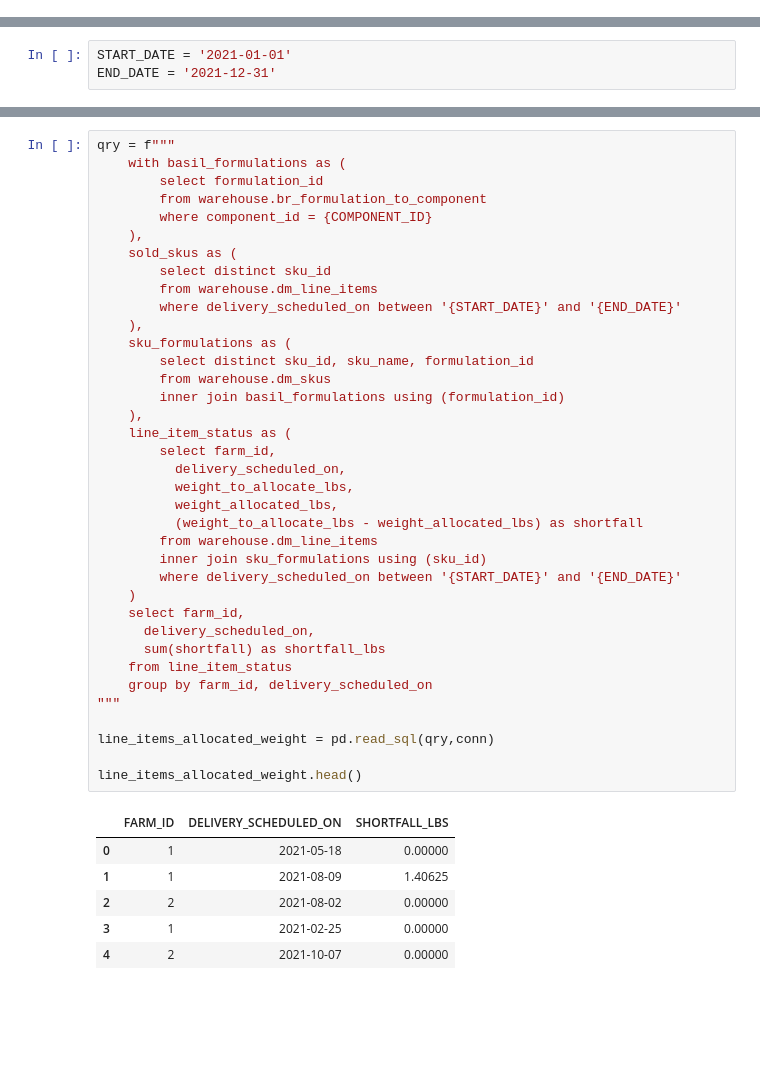
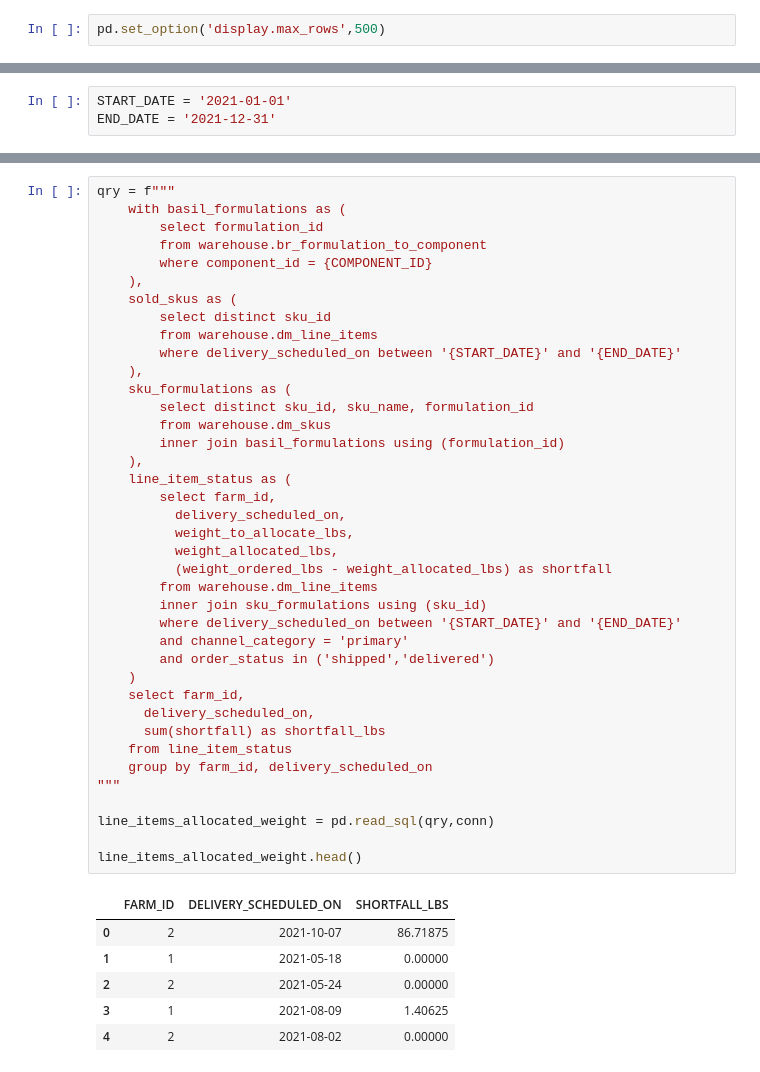
Before and after one commit to pmccarthy-bowery/analyses, a Jupyter notebook: Verify computed actuals.ipynb, the cells around one changed output, grey strips where cells are left out. Drawn from its saved outputs; the diff is of its cells as text; blank space fills up the shorter version.

```diff
--- a/Verify computed actuals.ipynb
+++ b/Verify computed actuals.ipynb
@@ -9,6 +9,8 @@ import os
 import pandas as pd
 
 from plotnine import *
+# %%
+pd.set_option('display.max_rows',500)
 # %%
 import snowflake.connector
 
@@ -149,39 +169,41 @@ qry = f"""
         select distinct sku_id
         from warehouse.dm_line_items
         where delivery_scheduled_on between '{START_DATE}' and '{END_DATE}'
     ),
     sku_formulations as (
         select distinct sku_id, sku_name, formulation_id
         from warehouse.dm_skus
         inner join basil_formulations using (formulation_id)
     ),
     line_item_status as (
         select farm_id,
           delivery_scheduled_on,
           weight_to_allocate_lbs,
           weight_allocated_lbs,
-          (weight_to_allocate_lbs - weight_allocated_lbs) as shortfall
+          (weight_ordered_lbs - weight_allocated_lbs) as shortfall
         from warehouse.dm_line_items
         inner join sku_formulations using (sku_id)
         where delivery_scheduled_on between '{START_DATE}' and '{END_DATE}'
+        and channel_category = 'primary'
+        and order_status in ('shipped','delivered')
     )
     select farm_id,
       delivery_scheduled_on,
       sum(shortfall) as shortfall_lbs
     from line_item_status
     group by farm_id, delivery_scheduled_on
 """
 
 line_items_allocated_weight = pd.read_sql(qry,conn)
 
 line_items_allocated_weight.head()
 # %% [output]
 |  | FARM_ID | DELIVERY_SCHEDULED_ON | SHORTFALL_LBS |
-| 0 | 1 | 2021-05-18 | 0.00000 |
-| 1 | 1 | 2021-08-09 | 1.40625 |
-| 2 | 2 | 2021-08-02 | 0.00000 |
-| 3 | 1 | 2021-02-25 | 0.00000 |
-| 4 | 2 | 2021-10-07 | 0.00000 |
+| 0 | 2 | 2021-10-07 | 86.71875 |
+| 1 | 1 | 2021-05-18 | 0.00000 |
+| 2 | 2 | 2021-05-24 | 0.00000 |
+| 3 | 1 | 2021-08-09 | 1.40625 |
+| 4 | 2 | 2021-08-02 | 0.00000 |
 # %%
 (
     computed_actuals.filter(items=['FARM_ID','FACT_DATE','SHORTFALL_LBS'])
```
Also changed, not shown: parts of 60 cells of this notebook.
